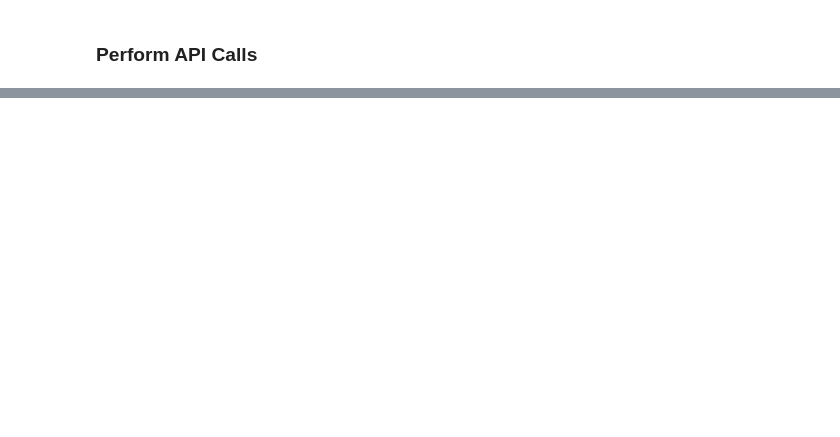
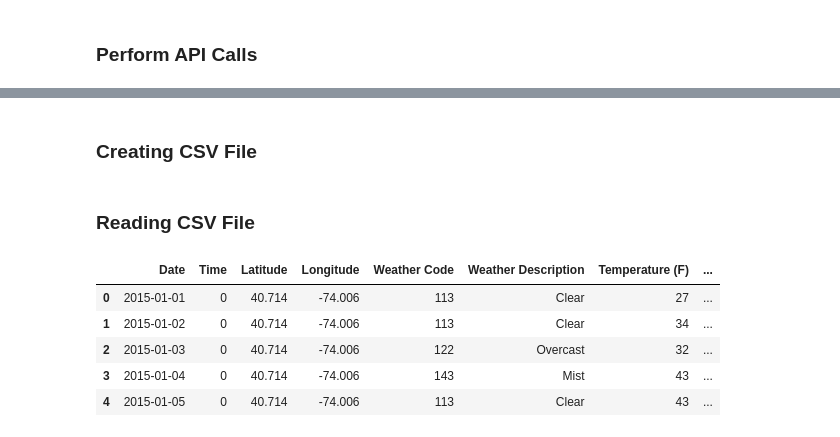
Before and after one commit to KStG1992/ETL_Project, a Jupyter notebook: Historical_Wx/Historical_Wx_Py.ipynb, the cells around one changed output, grey strips where cells are left out. Drawn from its saved outputs; the diff is of its cells as text; code cells hidden in the pictures; blank space fills up the shorter version.

Commit message:
Adding lat and lng to historical_wx_py

```diff
--- a/Historical_Wx/Historical_Wx_Py.ipynb
+++ b/Historical_Wx/Historical_Wx_Py.ipynb
@@ -142,0 +146,2 @@ historical_wx_df
+# %% [markdown]
+### Creating CSV File
@@ -142,0 +151,17 @@ historical_wx_df
+# %% [markdown]
+### Reading CSV File
+# %%
+ # Reading in CSV File
+filepath = '../Resources/historical_wx'
+f = pd.read_csv(filepath)
+df = pd.DataFrame(f)
+df = df.drop(columns=['Unnamed: 0']) # Dropping Column
+
+df.head()
+# %% [output]
+|  | Date | Time | Latitude | Longitude | Weather Code | Weather Description | Temperature (F) | ... |
+| 0 | 2015-01-01 | 0 | 40.714 | -74.006 | 113 | Clear | 27 | ... |
+| 1 | 2015-01-02 | 0 | 40.714 | -74.006 | 113 | Clear | 34 | ... |
+| 2 | 2015-01-03 | 0 | 40.714 | -74.006 | 122 | Overcast | 32 | ... |
+| 3 | 2015-01-04 | 0 | 40.714 | -74.006 | 143 | Mist | 43 | ... |
+| 4 | 2015-01-05 | 0 | 40.714 | -74.006 | 113 | Clear | 43 | ... |
```
Also changed, not shown: parts of 8 cells of this notebook, 2 other files.
